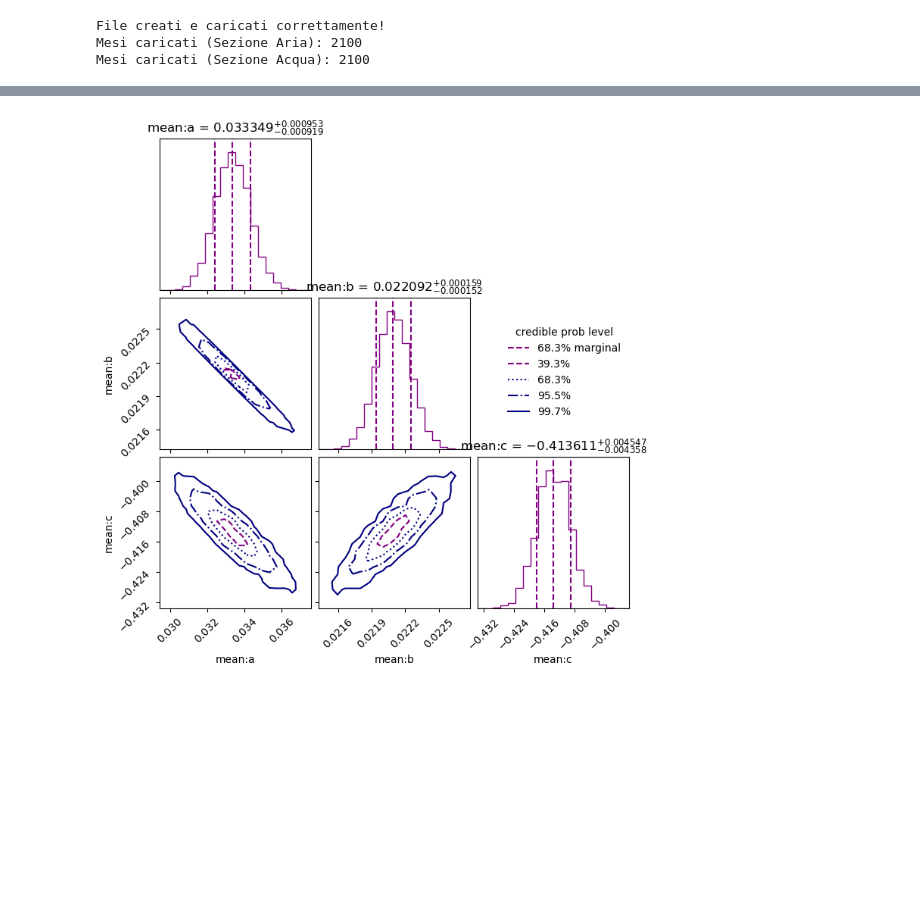
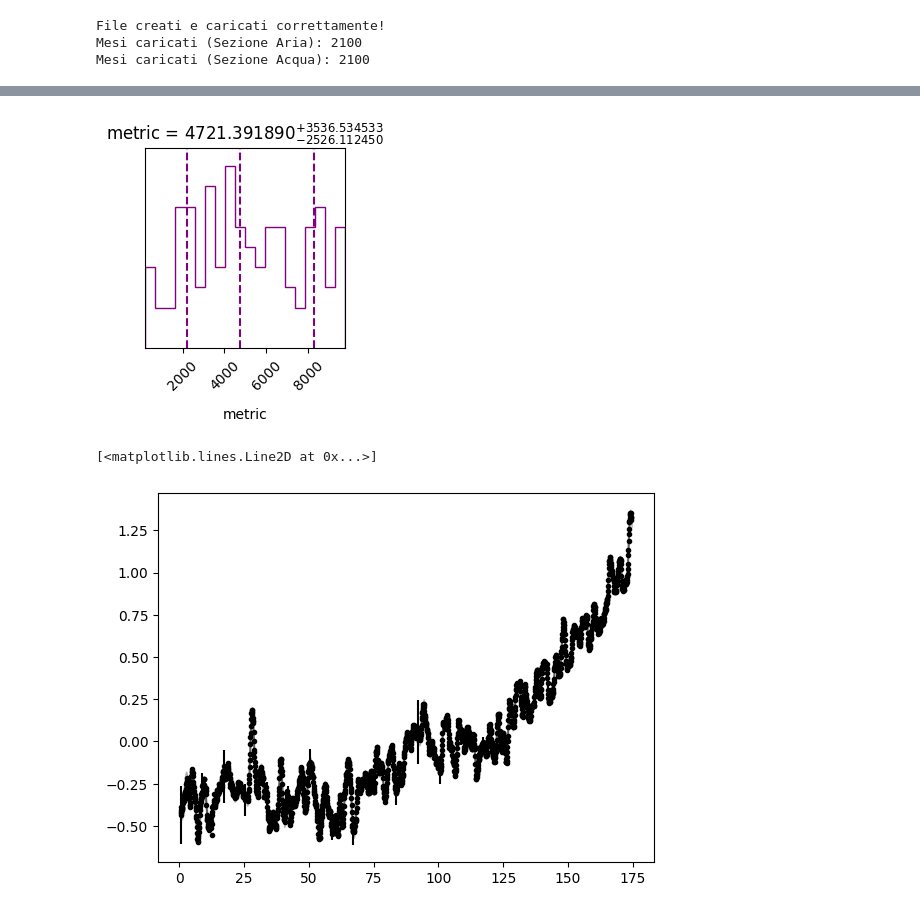
Before and after one commit to EnricoVianelli/GlobalWarming, a Jupyter notebook: global_warming.ipynb, the cells around one changed output, grey strips where cells are left out. Drawn from its saved outputs; the diff is of its cells as text; code cells hidden in the pictures; blank space fills up the shorter version.

```diff
--- a/global_warming.ipynb
+++ b/global_warming.ipynb
@@ -600,16 +463,0 @@ plt.ylabel("y");
-# %%
-print("Initial ln-likelihood: {0:.2f}".format(gp.log_likelihood(y)))
-
-def neg_ln_like(p):
-    gp.set_parameter_vector(p)
-    return -gp.log_likelihood(y)
-
-def grad_neg_ln_like(p):
-    gp.set_parameter_vector(p)
-    return -gp.grad_log_likelihood(y)
-
-result = minimize(neg_ln_like, gp.get_parameter_vector(), jac=grad_neg_ln_like)
-print(result)
-
-gp.set_parameter_vector(result.x)
-print("\nFinal ln-likelihood: {0:.2f}".format(gp.log_likelihood(y)))
@@ -667,4 +488,44 @@ VBox(children=(HTML(value=''), GridspecLayout(children=(HTML(value="<div style='
+# %%
+kernel = kernels.ExpSquaredKernel(metric=1.0)
+gp = george.GP(kernel)
+gp.compute(data_air_masked['time_centered'], data_air_masked['Annual_Anomaly_Unc'])
+
+def log_likelihood(params):
+    metric = params
+    gp.set_parameter_vector(params)
+    loglike = gp.log_likelihood(data_air_masked['Annual_Anomaly'])
+
+    return loglike
+
+def log_prior(cube):
+    params = cube.copy()
+    params[0] = cube[0] * 10000.0
+
+    return params
+
+param_names_GP = ['metric']
+sampler_GP = ReactiveNestedSampler(param_names_GP, loglike=log_likelihood, transform=log_prior)
+results_GP = sampler_GP.run(min_num_live_points=400, dKL=np.inf, min_ess=100)
+sampler_GP.print_results()
 # %%
-cornerplot(final_res, title_fmt='.6f');
+cornerplot(results_GP, title_fmt='.6f');
 # %% [output]
-[figure, old version]
+[figure, new version]
+# %%
+mean_metric = results_GP['samples'].mean()
+time = data_air_masked['time_centered']
+anomalies = data_air_masked['Annual_Anomaly']
+anomalies_unc = data_air_masked['Annual_Anomaly_Unc']
+
+res_kernel = kernels.ExpSquaredKernel(mean_metric)
+res_gp = george.GP(res_kernel)
+res_gp.compute(time, anomalies_unc)
+
+pred_anomalies, pred_anomalies_unc = res_gp.predict(anomalies, time, return_var=True)
+
+plt.errorbar(time, anomalies, yerr=anomalies_unc, fmt=".k", capsize=0, errorevery=100, zorder=0)
+plt.fill_between(time, pred_anomalies - np.sqrt(pred_anomalies_unc), pred_anomalies + np.sqrt(pred_anomalies_unc), color="k", alpha=0.2)
+plt.plot(time, pred_anomalies, "k", lw=1.5, alpha=0.5)
+# %% [output]
+[<matplotlib.lines.Line2D at 0x...>]
+[figure, added]
```
Also changed, not shown: parts of 11 cells of this notebook.
